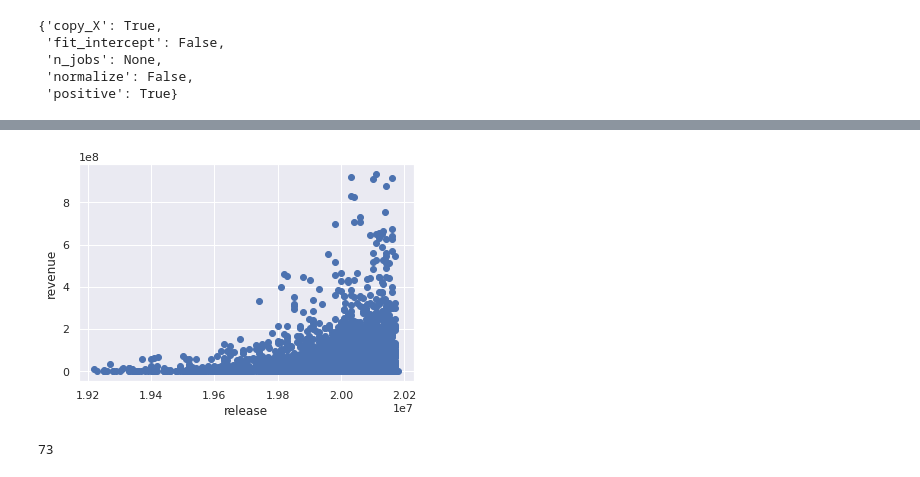
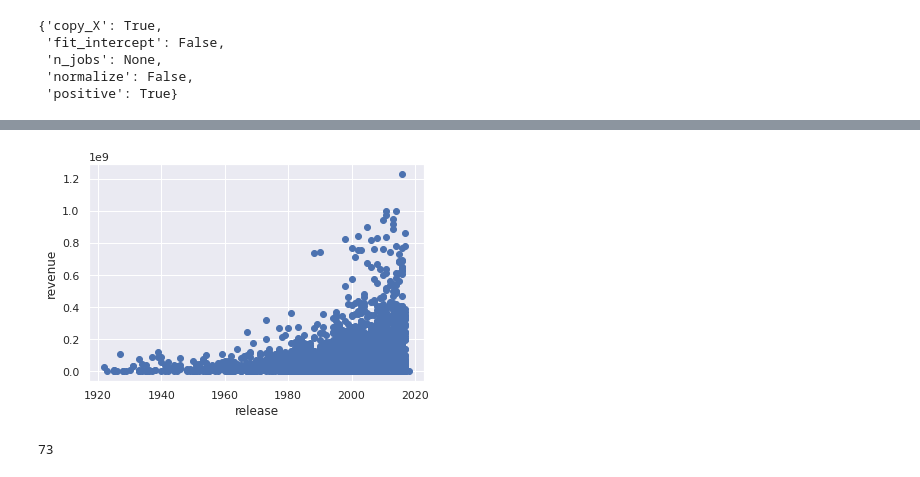
Before and after one commit to achillelamb/the-movie-db, a Jupyter notebook: The-Movie-DB.ipynb, the cells around one changed output, grey strips where cells are left out. Saved outputs shown, nothing was run; the diff lists cells and outputs as text; code cells hidden in the pictures.

Commit message:
Good regression model
implement/correct the second part of the code and add comments

```diff
--- a/The-Movie-DB.ipynb
+++ b/The-Movie-DB.ipynb
@@ -339,14 +334,8 @@ PROD_COUNTRIES = series_to_set('production_countries')
 PROD_COUNTRIES = get_most_common(PROD_COUNTRIES, 'production_countries')
 add_columns(PROD_COUNTRIES, 'production_countries')
 PROD_COMPANIES = series_to_set('production_companies')
-PROD_COMPANIES = get_most_common(PROD_COMPANIES, 'production_companies', 300)
+PROD_COMPANIES = get_most_common(PROD_COMPANIES, 'production_companies', 1000)
 add_columns(PROD_COMPANIES, 'production_companies')
-CAST = series_to_set('cast')
-CAST = get_most_common(CAST, 'cast', 700)
-add_columns(CAST, 'cast')
-CREW = series_to_set('crew')
-CREW = get_most_common(CREW, 'crew', 500)
-add_columns(CREW, 'crew')
 # %%
 KEYWORDS = series_to_set('Keywords')
 key_df = pd.DataFrame(index=KEYWORDS)
@@ -393,24 +363,27 @@ add_columns(CAST, 'cast')
 # %%
 add_columns(GENRES, 'genres', df=test_set)
+add_columns(LANGUAGES, 'spoken_languages', df=test_set)
 add_columns(PROD_COMPANIES, 'production_companies', df=test_set)
 add_columns(PROD_COUNTRIES, 'production_countries', df=test_set)
+add_columns(KEYWORDS, 'Keywords', df=test_set)
 add_columns(CAST, 'cast', df=test_set)
-add_columns(KEYWORDS, 'Keywords', df=test_set)
 
 test_set['belongs_to_collection'] = [1 if (not x == []) else 0 for x in test_set['belongs_to_collection']]
 test_set['homepage'] = [1 if (type(x) == str) else 0 for x in test_set['homepage']]
+test_set['n_genres'] = [len(test_set['genres'][i]) for i in range(len(test_set['genres']))]
+test_set['tagline']=[1 if type(status) == str else 0 for status in test_set['tagline']]
 # %%
-train_set['genres'] = [len(train_set['genres'][i])*100 for i in range(len(train_set['genres']))]
+train_set['n_genres'] = [len(train_set['genres'][i]) for i in range(len(train_set['genres']))]
 # %%
 features = [genre for genre in GENRES]
-features.extend(['genres', 'runtime', 'popularity', 'belongs_to_collection', 'year', 'month','homepage', 'budget', 'tagline'])
+features.extend(['n_genres', 'runtime', 'popularity', 'belongs_to_collection', 'year', 'month','homepage', 'budget', 'tagline'])
 features.extend([country for country in PROD_COUNTRIES])
 features.extend([company for company in PROD_COMPANIES])
 features.extend([actor for actor in CAST])
 features.extend([keyword for keyword in KEYWORDS])
 features.extend([lang for lang in LANGUAGES])
-X = train_set[features][:2500]
-y = train_set['revenue'][:2500]
+X = train_set[features]
+y = train_set['revenue']
 
 for feature in features:
     MAX = train_set[feature].max()
@@ -425,6 +398,6 @@ model = LinearRegression(fit_intercept=False, positive=True)
 #model = Ridge(alpha=0.01)
 model.fit(X, y)
 train_set['predicted'] = [0 for x in train_set['revenue']]
-train_set['predicted'][:2500] = model.predict(X)
+train_set['predicted'] = model.predict(X)
 print("linear regression train score R^2:", model.score(X, y))
 # %% [output]
@@ -526,16 +510,16 @@ movie_to_predict.extend([1 if actor in actors else 0 for actor in CAST])
 model.predict(np.array(movie_to_predict).reshape(1,-1))
 # %%
 # Let's plot the data now
-x = test_set['release_date']
+x = test_set['year']
 #x = [len(test_set['crew'][i]) for i in range(len(test_set['crew']))]
 y = test_set['revenue']
 
 plt.scatter(x,y)
 plt.xlabel("release")
 plt.ylabel("revenue")
 plt.show()
 # %% [output]
-[figure, old version]
+[figure, new version]
 # %%
 status = set()
 for s in train_set['status']:
```
Also changed, not shown: parts of 17 cells of this notebook.
